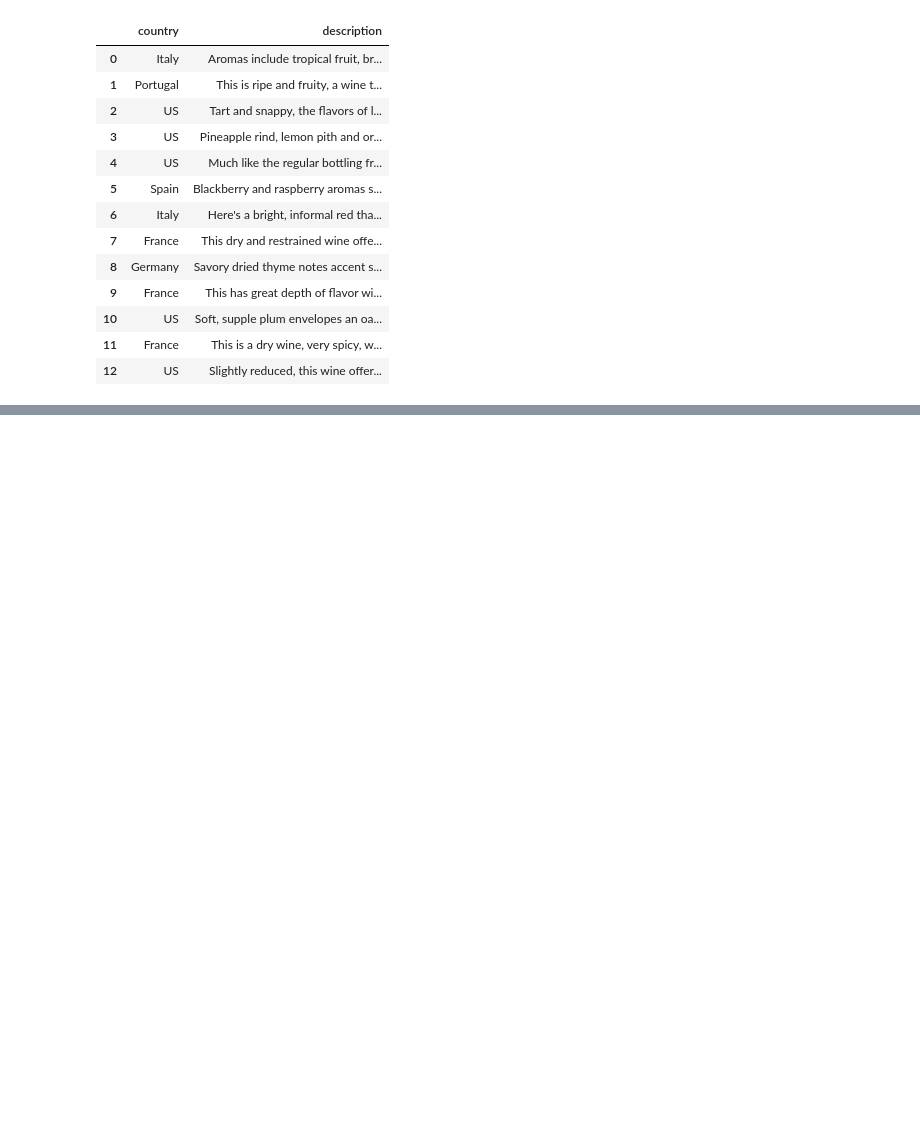
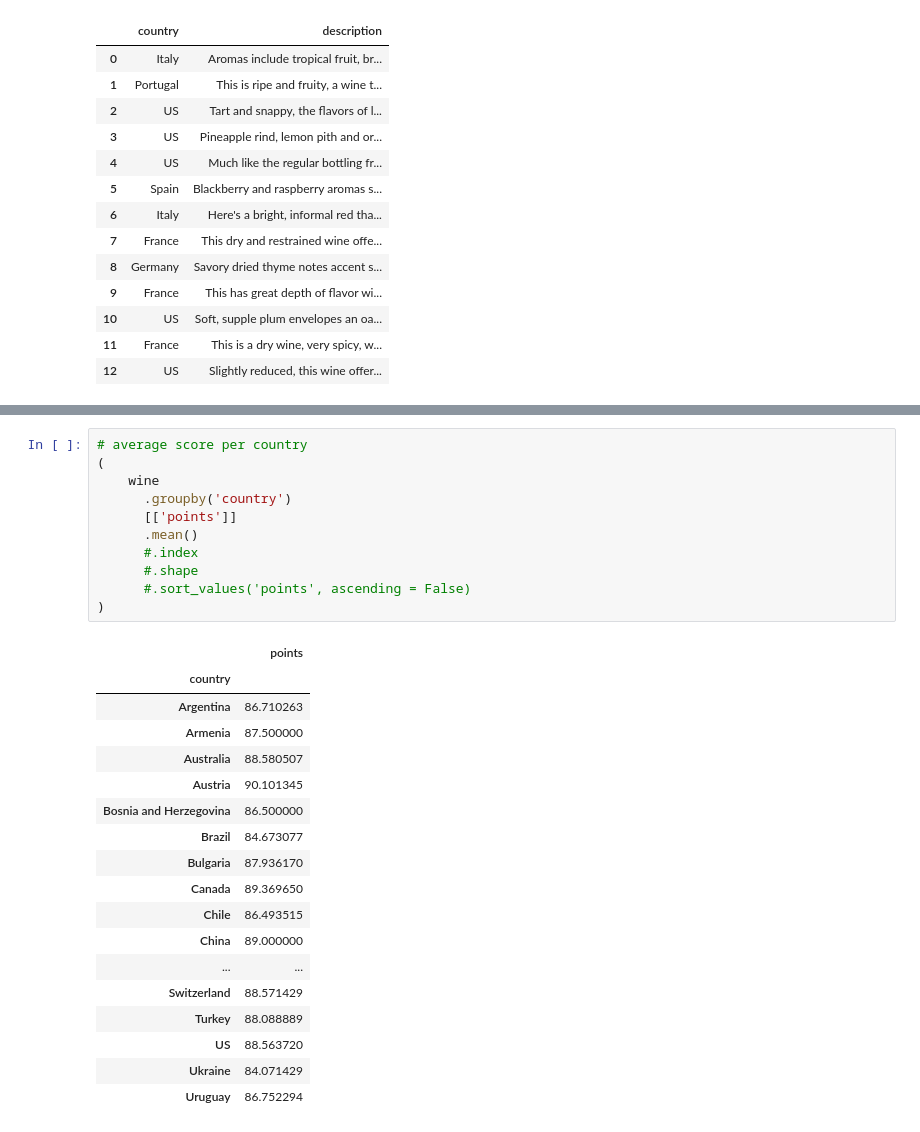
Before and after one commit to jack-cao-623/python_learning, a Jupyter notebook: Pandas.ipynb, the cells around one changed output, grey strips where cells are left out. Saved outputs shown, nothing was run; the diff lists cells and outputs as text; blank space fills up the shorter version.

```diff
--- a/Pandas.ipynb
+++ b/Pandas.ipynb
@@ -162,0 +198,30 @@ wine.loc[:9, :]
+# %%
+# average score per country
+(
+    wine
+      .groupby('country')
+      [['points']]
+      .mean()
+      #.index
+      #.shape
+      #.sort_values('points', ascending = False)
+)
+# %% [output]
+|  | points |
+| country |  |
+| Argentina | 86.710263 |
+| Armenia | 87.500000 |
+| Australia | 88.580507 |
+| Austria | 90.101345 |
+| Bosnia and Herzegovina | 86.500000 |
+| Brazil | 84.673077 |
+| Bulgaria | 87.936170 |
+| Canada | 89.369650 |
+| Chile | 86.493515 |
+| China | 89.000000 |
+| ... | ... |
+| Switzerland | 88.571429 |
+| Turkey | 88.088889 |
+| US | 88.563720 |
+| Ukraine | 84.071429 |
+| Uruguay | 86.752294 |
```
Also changed, not shown: parts of 6 cells of this notebook.
